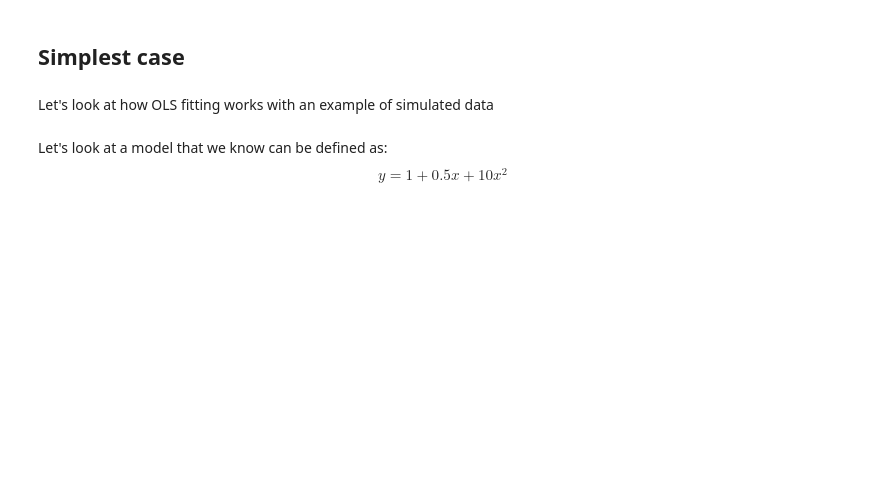
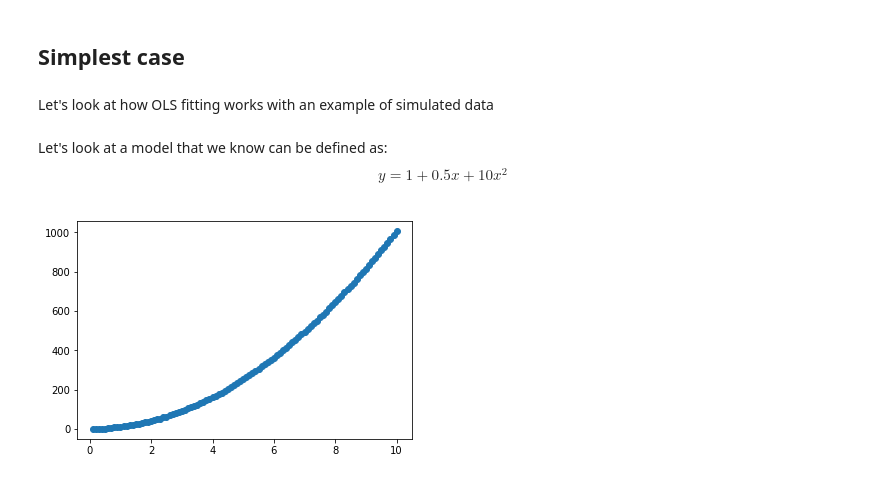
Before and after one commit to NihanPol/intro_pandas_and_seaborn, a Jupyter notebook: Chap_4_statistics_w_statsmodels.ipynb, the cells around one changed output. Saved outputs shown, nothing was run; the diff lists cells and outputs as text; code cells hidden in the pictures; blank space fills up the shorter version.

```diff
--- a/Chap_4_statistics_w_statsmodels.ipynb
+++ b/Chap_4_statistics_w_statsmodels.ipynb
@@ -30,6 +36,12 @@ noise = numpy.random.normal(size = nsamp)
 
 #Finally, given the above model, let's define our dependent variable, y
 y = numpy.dot(X, beta) + noise
+# %%
+pl.scatter(x, y)
+
+pl.show()
+# %% [output]
+[figure, added]
 # %%
 #Define an ordinary least squares (OLS) model object:
 model = sms_api.OLS(y, X)
```
Also changed, not shown: parts of 31 cells of this notebook.
